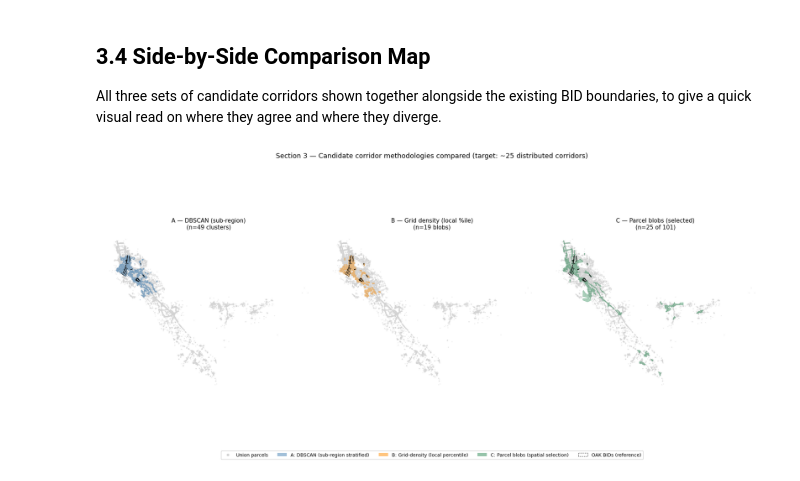
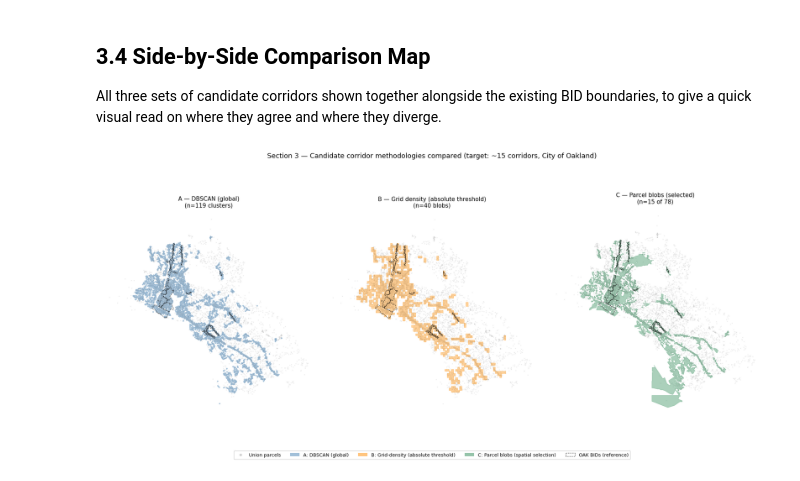
Before and after one commit to schoolofcities/eddit-east-bay, a Jupyter notebook: analysis/prelim/identify_prelim_corridors_parcels.ipynb, the cells around one changed output. Saved outputs shown, nothing was run; the diff lists cells and outputs as text; code cells hidden in the pictures.

```diff
--- a/analysis/prelim/identify_prelim_corridors_parcels.ipynb
+++ b/analysis/prelim/identify_prelim_corridors_parcels.ipynb
@@ -90,7 +87,13 @@ The native CRS is **EPSG:3857** (Web Mercator).
 # Load full parcel shapefile (~1 GB on disk; reads into memory as a GeoDataFrame)
 parcels = gpd.read_file(PARCEL_SHP)
 
-print(f"Total parcels loaded : {len(parcels):,}")
-print(f"CRS                  : {parcels.crs}")
-print(f"UseCode sample values: {parcels['UseCode'].dropna().unique()[:10]}")
+# Load Oakland city limits and clip parcels to the city boundary.
+# We filter by centroid to preserve whole parcel polygons.
+oakland = gpd.read_file(OAKLAND_SHP).to_crs(PARCEL_CRS)
+oakland_geom = oakland.unary_union
+parcels = parcels[parcels.geometry.centroid.within(oakland_geom)].copy().reset_index(drop=True)
+
+print(f"Total parcels loaded (Oakland only) : {len(parcels):,}")
+print(f"CRS                                 : {parcels.crs}")
+print(f"UseCode sample values               : {parcels['UseCode'].dropna().unique()[:10]}")
 # %% [output]
@@ -174,7 +177,11 @@ businesses_gdf = gpd.GeoDataFrame(
 # Reproject to the same CRS as the parcel layer (EPSG:3857)
 businesses_gdf = businesses_gdf.to_crs(PARCEL_CRS)
 
+# Clip to Oakland city limits (oakland_geom defined in Section 1.1)
+businesses_gdf = businesses_gdf[businesses_gdf.geometry.within(oakland_geom)].copy().reset_index(drop=True)
+
 print(f"Business CRS after reprojection   : {businesses_gdf.crs}")
+print(f"Businesses within Oakland         : {len(businesses_gdf):,}")
 # %% [output]
 Businesses with valid coordinates : 29,545
 Business CRS after reprojection   : EPSG:3857
@@ -960,40 +901,40 @@ fig, axes = plt.subplots(1, 3, figsize=(18, 8))
 
 configs = [
     (axes[0], dbscan_corridors,    "steelblue",
-     f"A — DBSCAN (sub-region)\n(n={len(dbscan_corridors)} clusters)"),
+     f"A — DBSCAN (global)\n(n={len(dbscan_corridors)} clusters)"),
     (axes[1], grid_corridors,      "darkorange",
-     f"B — Grid density (local %ile)\n(n={len(grid_corridors)} blobs)"),
+     f"B — Grid density (absolute threshold)\n(n={len(grid_corridors)} blobs)"),
     (axes[2], selected_corridors,  "seagreen",
      f"C — Parcel blobs (selected)\n(n={len(selected_corridors)} of {len(connectivity_corridors)})"),
 ]
 
 for ax, corridors, colour, title in configs:
     union_centroids.plot(ax=ax, color="lightgrey", markersize=0.8, alpha=0.35)
     corridors.plot(ax=ax, facecolor=colour, alpha=0.40, edgecolor=colour, linewidth=0.7)
     # OAK BIDs for reference in each panel
     oak_bids.plot(ax=ax, facecolor="none", edgecolor="black", linewidth=1.0, linestyle=":")
     ax.set_title(title, fontsize=11)
     ax.set_axis_off()
 
 # Shared legend
 shared_handles = [
     mlines.Line2D([], [], color="lightgrey", marker="o", linestyle="None",
                   markersize=4, label="Union parcels"),
-    mpatches.Patch(facecolor="steelblue",  alpha=0.5, label="A: DBSCAN (sub-region stratified)"),
-    mpatches.Patch(facecolor="darkorange", alpha=0.5, label="B: Grid-density (local percentile)"),
+    mpatches.Patch(facecolor="steelblue",  alpha=0.5, label="A: DBSCAN (global)"),
+    mpatches.Patch(facecolor="darkorange", alpha=0.5, label="B: Grid-density (absolute threshold)"),
     mpatches.Patch(facecolor="seagreen",   alpha=0.5, label="C: Parcel blobs (spatial selection)"),
     mpatches.Patch(facecolor="none", edgecolor="black", linewidth=1.0,
                    linestyle=":", label="OAK BIDs (reference)"),
 ]
 fig.legend(handles=shared_handles, loc="lower center", ncol=5, fontsize=9,
            framealpha=0.9, bbox_to_anchor=(0.5, -0.02))
 
-fig.suptitle("Section 3 — Candidate corridor methodologies compared (target: ~25 distributed corridors)",
+fig.suptitle("Section 3 — Candidate corridor methodologies compared (target: ~15 corridors, City of Oakland)",
              fontsize=13, y=1.01)
 plt.tight_layout()
 plt.show()
 # %% [output]
-[figure, old version]
+[figure, new version]
 # %% [markdown]
 
 ## 3.5 Observations & Recommended Path Forward
```
Also changed, not shown: parts of 24 cells of this notebook.
